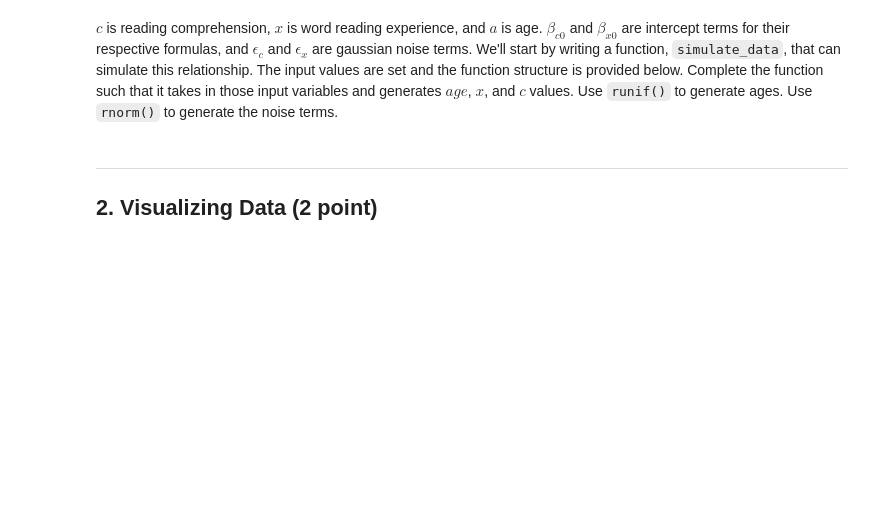
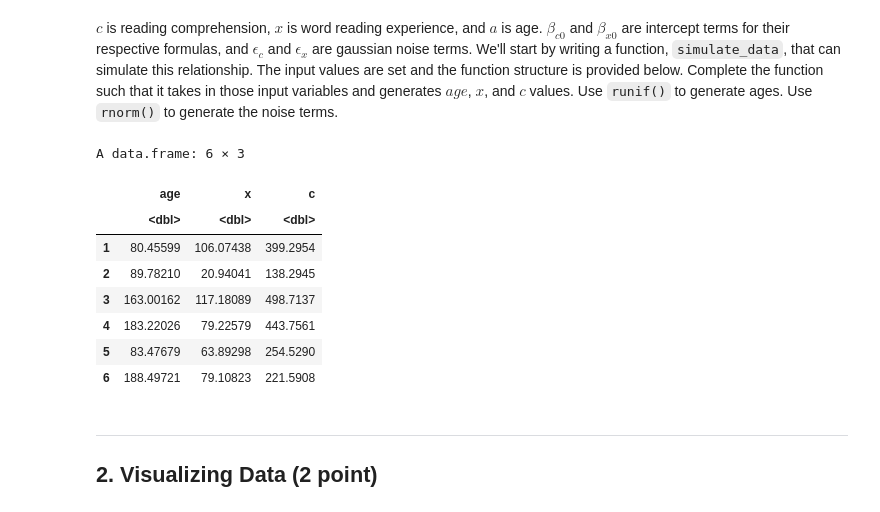
Before and after one commit to cnsimmons/Simmons_DSPN_S25, a Jupyter notebook: ExerciseSubmissions/ex14_mediation-and-moderation.ipynb, the cells around one changed output. Cells and saved outputs as stored; diff of their text form; code cells hidden in the pictures; blank space fills up the shorter version.

```diff
--- a/ExerciseSubmissions/ex14_mediation-and-moderation.ipynb
+++ b/ExerciseSubmissions/ex14_mediation-and-moderation.ipynb
@@ -23,23 +25,44 @@ $c$ is reading comprehension, $x$ is word reading experience, and $a$ is age. $\
 # %%
 sample_size = 100 # How many children in data set?
 age_lo = 80     # minimum age, in months
 age_hi = 200    # maximum age, in months
 beta_xa = 0.5   # amount by which experience changes for increase of one month in age
 beta_x0 = -5    # amount of experience when age = 0 (not interpretable, since minimum age for this data is 80 months)
 sd_x = 50       # standard dev of gaussian noise term, epsilon_x
 beta_ca = 0.8   # amount that comprehension score improves for every increase of one unit in age
 beta_cx = 3     # amount that comprehension score improves for every increase of one unit in reading experience
 beta_c0 = 10    # comprehension score when reading experience is 0.
 sd_c = 85      # standard dev of gaussian noise term, epsilon_c
 
 simulate_data <- function(sample_size, age_lo, age_hi, beta_xa,
                           beta_x0, sd_x, beta_ca, beta_cx, beta_c0, sd_c) {
-      # WRITE YOUR CODE HERE
+  # Generate ages uniformly between age_lo and age_hi
+  age <- runif(sample_size, min = age_lo, max = age_hi)
 
+  # Generate word reading experience based on age
+  epsilon_x <- rnorm(sample_size, mean = 0, sd = sd_x)
+  x <- beta_xa * age + beta_x0 + epsilon_x
+
+  # Generate reading comprehension based on age and word reading experience
+  epsilon_c <- rnorm(sample_size, mean = 0, sd = sd_c)
+  c <- beta_ca * age + beta_cx * x + beta_c0 + epsilon_c
+
+  # Return a data frame with all variables
+  return(data.frame(age = age, x = x, c = c))
 }
 
-#dat <- simulate_data(sample_size, age_lo, age_hi, beta_xa, beta_x0, sd_x, beta_ca, beta_cx, beta_c0, sd_c)
-#head(dat)
+dat <- simulate_data(sample_size, age_lo, age_hi, beta_xa, beta_x0, sd_x, beta_ca, beta_cx, beta_c0, sd_c)
+head(dat)
+# %% [output]
+A data.frame: 6 × 3
+|  | age | x | c |
+|  | <dbl> | <dbl> | <dbl> |
+| 1 | 80.45599 | 106.07438 | 399.2954 |
+| 2 | 89.78210 | 20.94041 | 138.2945 |
+| 3 | 163.00162 | 117.18089 | 498.7137 |
+| 4 | 183.22026 | 79.22579 | 443.7561 |
+| 5 | 83.47679 | 63.89298 | 254.5290 |
+| 6 | 188.49721 | 79.10823 | 221.5908 |
 # %% [markdown]
 ---
 ## 2. Visualizing Data (2 point)
```
Also changed, not shown: parts of 13 cells of this notebook.
